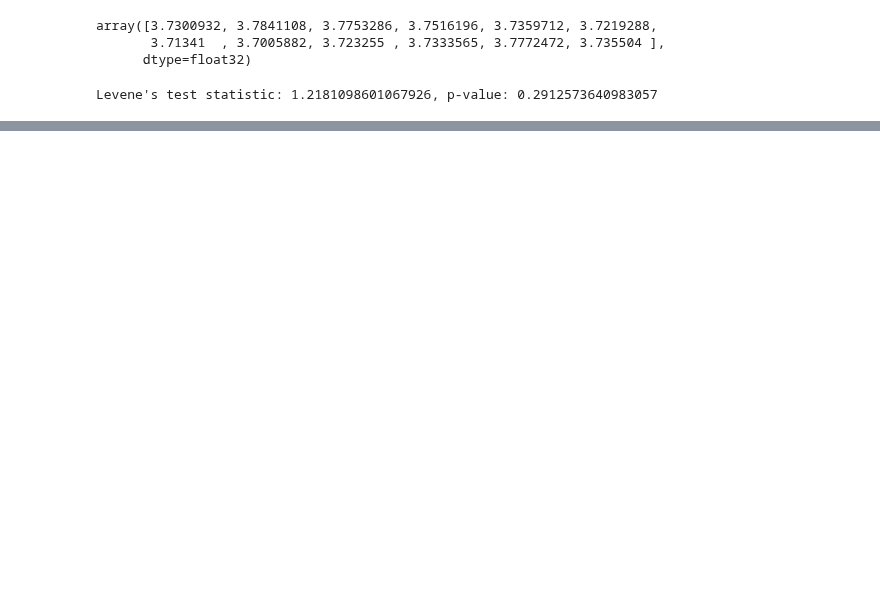
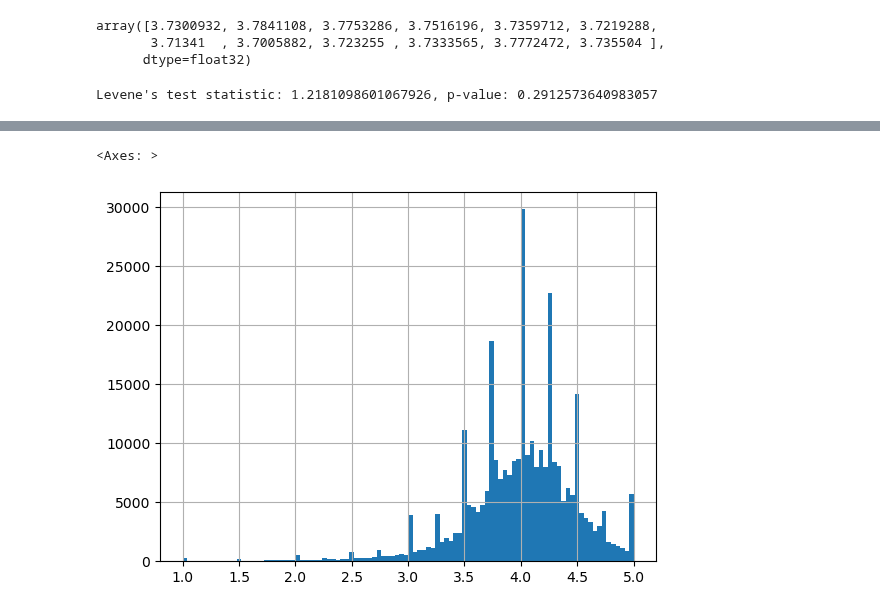
Before and after one commit to epfl-ada/ada-2024-project-leonardodatavinci, a Jupyter notebook: casimirStep1BeerAdvocate.ipynb, the cells around one changed output, grey strips where cells are left out. Saved outputs shown, nothing was run; the diff lists cells and outputs as text; code cells hidden in the pictures; blank space fills up the shorter version.

```diff
--- a/casimirStep1BeerAdvocate.ipynb
+++ b/casimirStep1BeerAdvocate.ipynb
@@ -438,0 +458,7 @@ Levene's test statistic: 1.2181098601067926, p-value: 0.2912573640983057
+# %%
+test_sub = ba_ratings[ba_ratings['Review'] == False]
+# %%
+test_sub[test_sub['Year'] == 2017]['Rating'].hist(bins=100)
+# %% [output]
+<Axes: >
+[figure, added]
```
Also changed, not shown: parts of 14 cells of this notebook.
